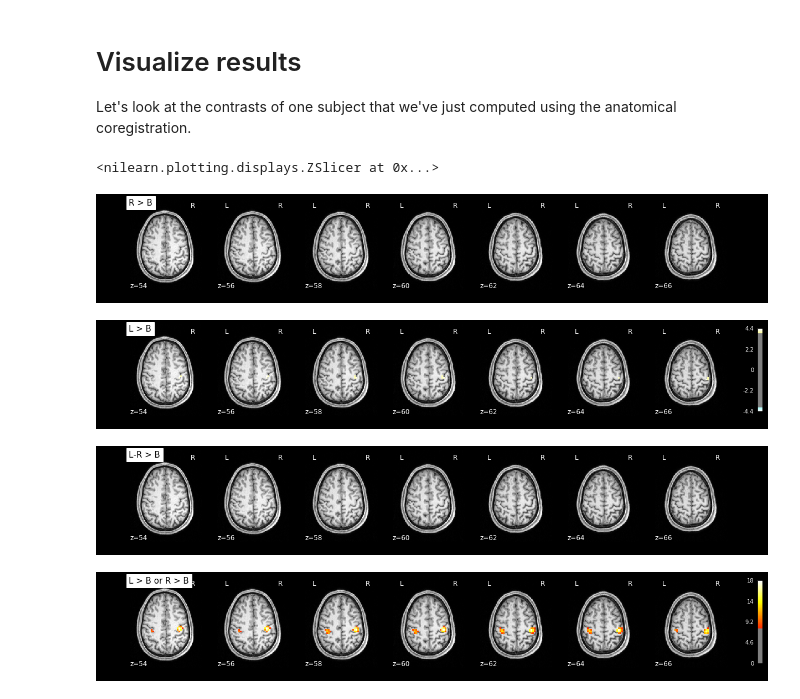
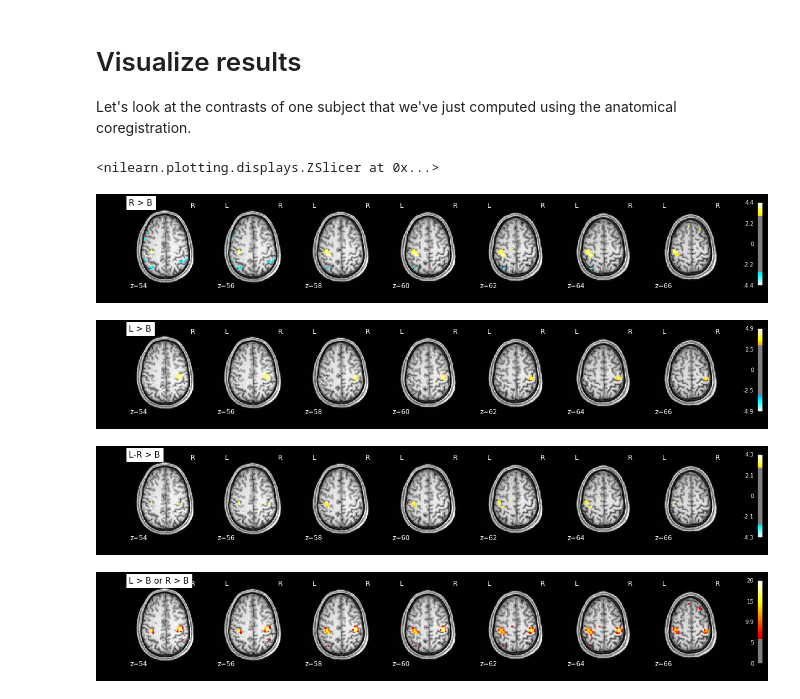
Before and after one commit to asligulkurt/NipypeTutorial, a Jupyter notebook: preproc_analysis_visual-motor-task.ipynb, the cells around one changed output. Saved outputs shown, nothing was run; the diff lists cells and outputs as text; code cells hidden in the pictures.

```diff
--- a/preproc_analysis_visual-motor-task.ipynb
+++ b/preproc_analysis_visual-motor-task.ipynb
@@ -750,34 +927,34 @@ Let's look at the contrasts of one subject that we've just computed using the an
 # %%
 from nilearn.plotting import plot_stat_map
 anatimg = data_dir+'sub-01/anat/sub-01_T1.nii'
 # cut_coords=(-14,-12,-10,-8,-6,-4,-2)
 cut_coords=(54,56,58,60,62,64,66)
-threshold = 4.0
+threshold = 3.0
 
 
-contrasts_dir = output_dir + '/1stLevel/_fwhm_id_8_run_id_run-04sub-01'
+contrasts_dir = output_dir + '/1stLevel/_fwhm_id_4_run_id_run-04sub-01'
 plot_stat_map(
     contrasts_dir+'/spmT_0001.nii', title=contL1,
     bg_img=anatimg, threshold=threshold, display_mode='z', cut_coords=cut_coords, dim=-1)
 
 plot_stat_map(
     contrasts_dir+'/spmT_0002.nii', title=contL2,
     bg_img=anatimg, threshold=threshold, display_mode='z', cut_coords=cut_coords, dim=-1)
 
 plot_stat_map(
     contrasts_dir+'/spmT_0003.nii', title=contL3,
     bg_img=anatimg, threshold=threshold, display_mode='z', cut_coords=cut_coords, dim=-1)
 
 
 plot_stat_map(
     contrasts_dir+'/spmF_0004.nii', title=contL4,
     bg_img=anatimg, threshold=2*threshold, display_mode='z', cut_coords=cut_coords, dim=-1)
 # %% [output]
 <nilearn.plotting.displays.ZSlicer at 0x...>
-[figure, old version]
+[figure, new version]
-[figure, old version]
+[figure, new version]
-[figure, old version]
+[figure, new version]
-[figure, old version]
+[figure, new version]
 # %%
 import matplotlib.pyplot as plt
 from nibabel.testing import data_path
```
Also changed, not shown: parts of 25 cells of this notebook.
